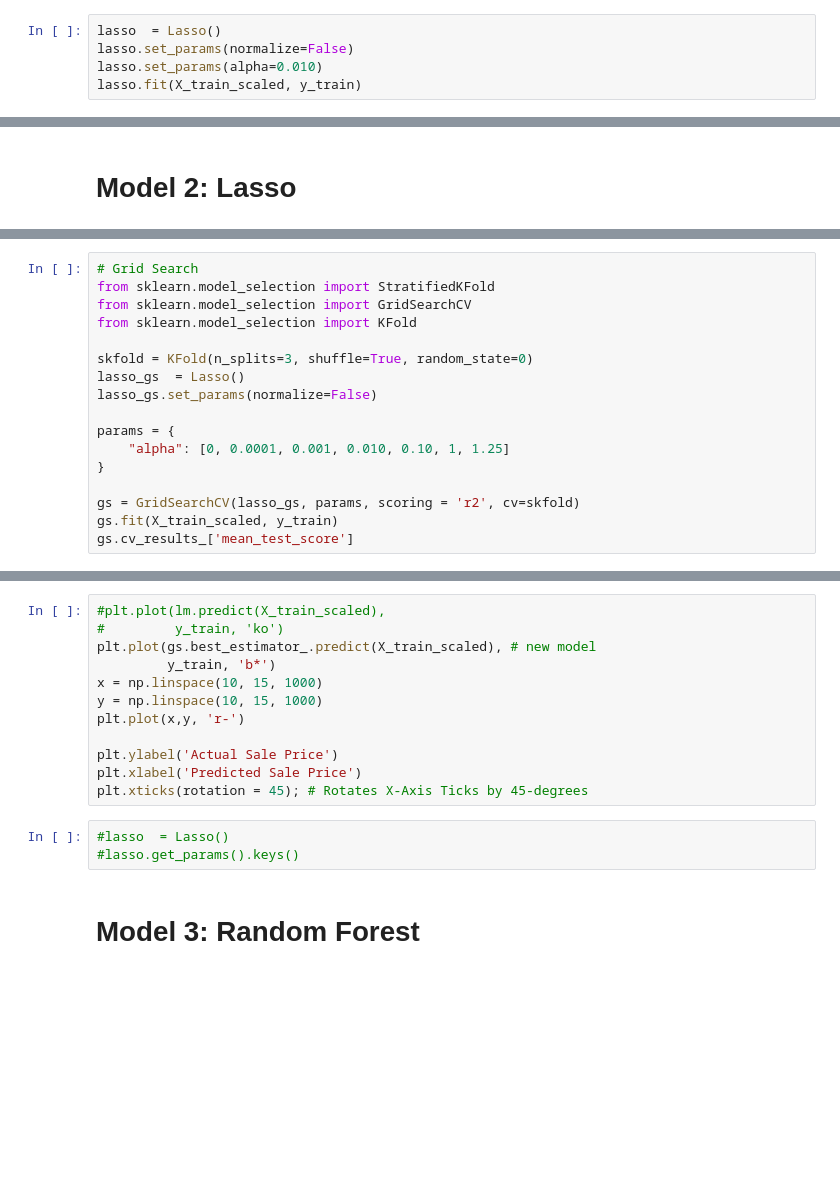
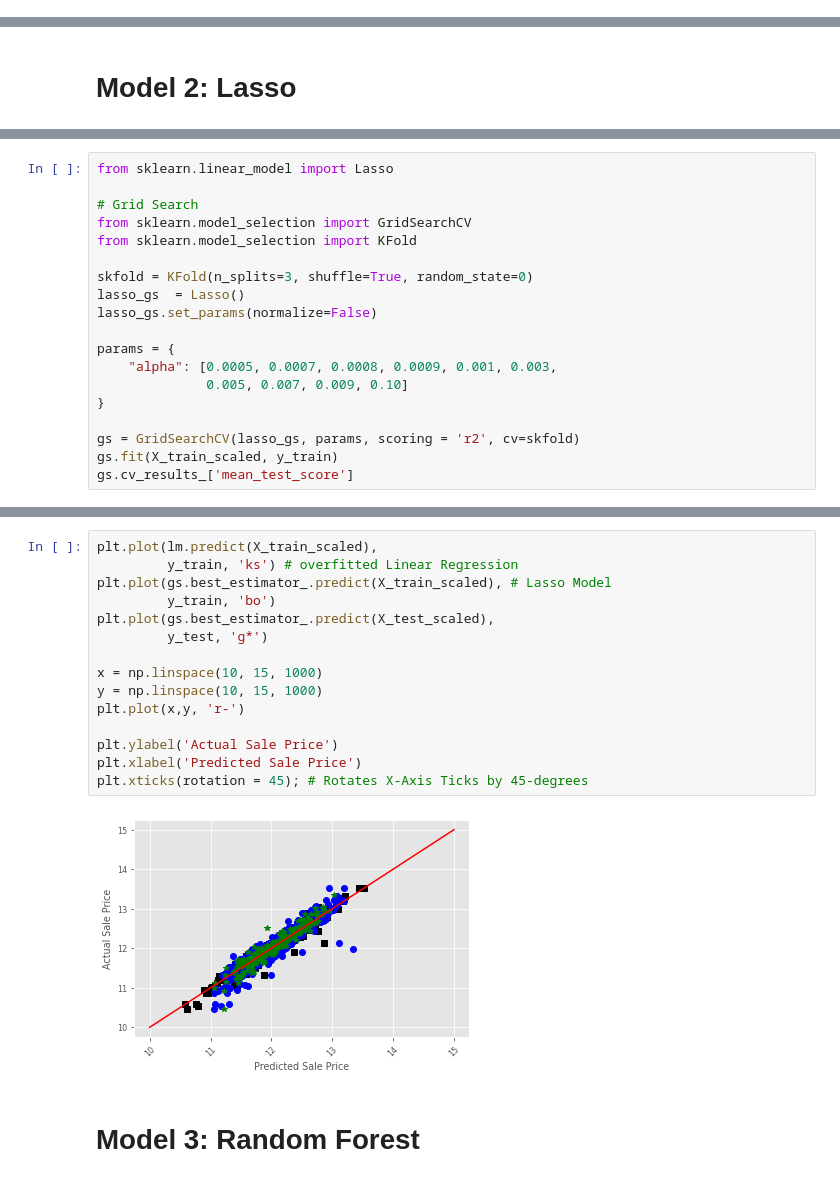
Before and after one commit to flyingcape/Ames_Iowa_HousePrices_Regression, a Jupyter notebook: ML_Project.ipynb, the cells around one changed output, grey strips where cells are left out. Cells and saved outputs as stored; diff of their text form; blank space fills up the shorter version.

```diff
--- a/ML_Project.ipynb
+++ b/ML_Project.ipynb
@@ -316,5 +393,0 @@ plt.legend(loc=1)
-# %%
-lasso  = Lasso()
-lasso.set_params(normalize=False)
-lasso.set_params(alpha=0.010)
-lasso.fit(X_train_scaled, y_train)
@@ -362,6 +396,7 @@ from sklearn.linear_model import Lasso
 # %%
+from sklearn.linear_model import Lasso
+
 # Grid Search
-from sklearn.model_selection import StratifiedKFold
 from sklearn.model_selection import GridSearchCV
 from sklearn.model_selection import KFold
 
@@ -370,7 +405,8 @@ lasso_gs  = Lasso()
 lasso_gs.set_params(normalize=False)
 
 params = {
-    "alpha": [0, 0.0001, 0.001, 0.010, 0.10, 1, 1.25]
+    "alpha": [0.0005, 0.0007, 0.0008, 0.0009, 0.001, 0.003,
+              0.005, 0.007, 0.009, 0.10]
 }
 
 gs = GridSearchCV(lasso_gs, params, scoring = 'r2', cv=skfold)
@@ -392,18 +459,20 @@ pd.Series(gs.best_estimator_.coef_, index=PriceFeatures.columns)
 # %%
-#plt.plot(lm.predict(X_train_scaled),
-#         y_train, 'ko')
-plt.plot(gs.best_estimator_.predict(X_train_scaled), # new model
-         y_train, 'b*')
+plt.plot(lm.predict(X_train_scaled),
+         y_train, 'ks') # overfitted Linear Regression
+plt.plot(gs.best_estimator_.predict(X_train_scaled), # Lasso Model
+         y_train, 'bo')
+plt.plot(gs.best_estimator_.predict(X_test_scaled),
+         y_test, 'g*')
+
 x = np.linspace(10, 15, 1000)
 y = np.linspace(10, 15, 1000)
 plt.plot(x,y, 'r-')
 
 plt.ylabel('Actual Sale Price')
 plt.xlabel('Predicted Sale Price')
 plt.xticks(rotation = 45); # Rotates X-Axis Ticks by 45-degrees
+# %% [output]
+[figure, added]
-# %%
-#lasso  = Lasso()
-#lasso.get_params().keys()
 # %% [markdown]
 # Model 3: Random Forest
 # %%
```
Also changed, not shown: parts of 59 cells of this notebook, 1 other file.
